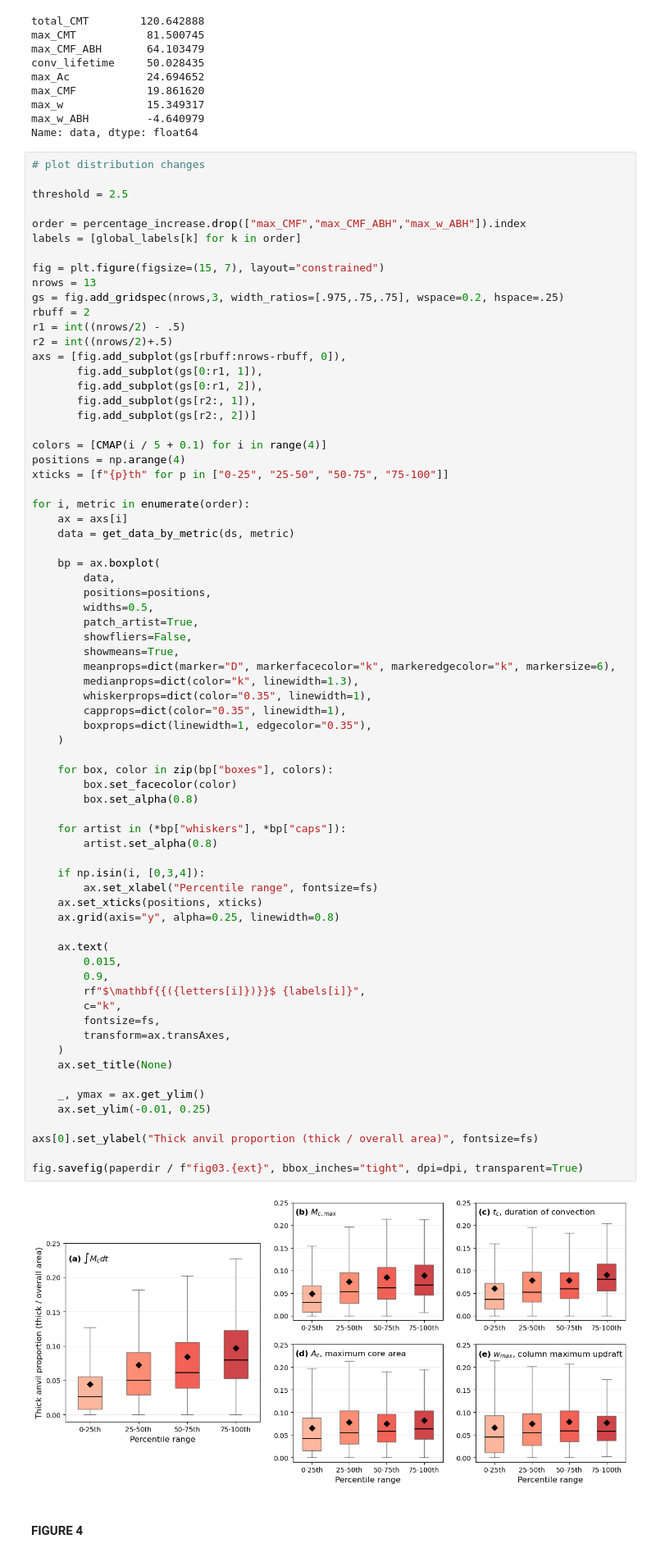
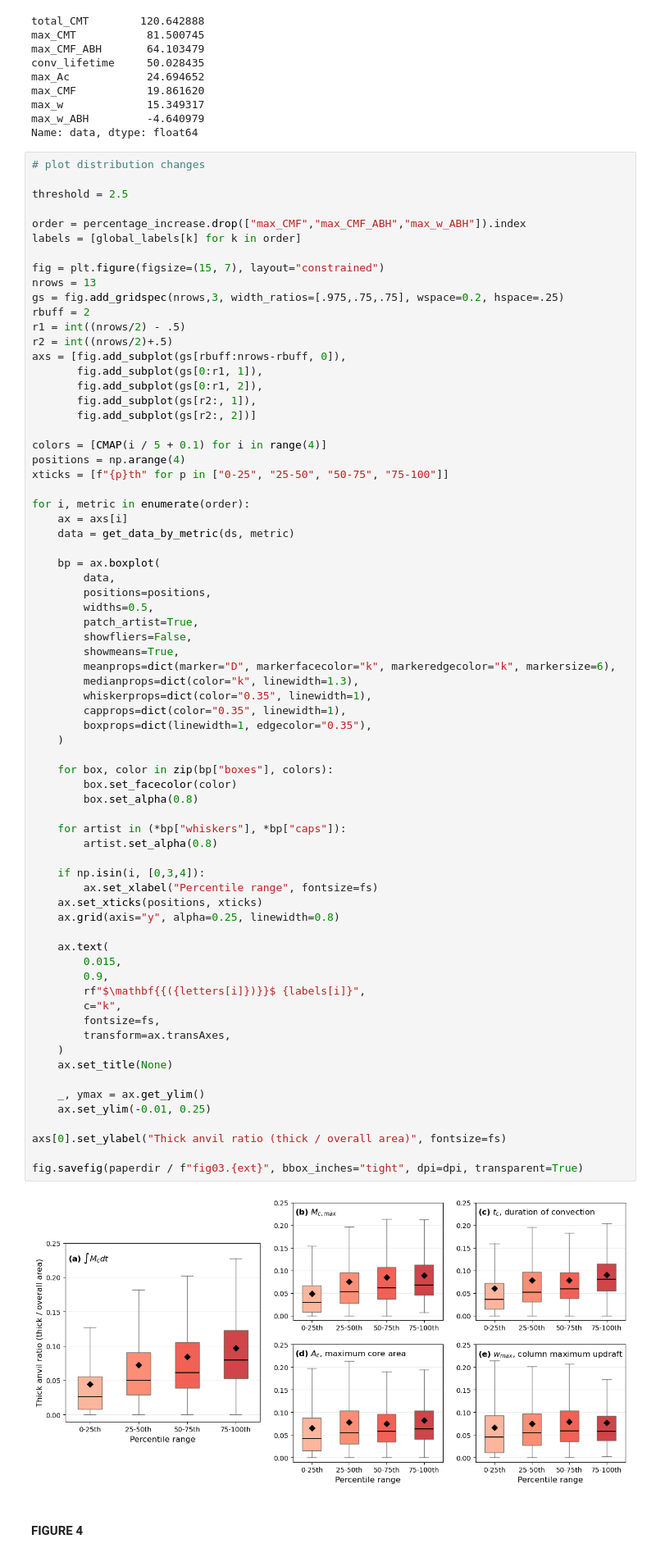
Before and after one commit to mathilde-ritman/scripts-to-make-Ritman-et-al-does-greater-CMF, a Jupyter notebook: scripts/05.figures.ipynb, the cells around one changed output. Shown at 82% size. Cells and saved outputs as stored; diff of their text form.

```diff
--- a/scripts/05.figures.ipynb
+++ b/scripts/05.figures.ipynb
@@ -353,35 +353,35 @@ for i, metric in enumerate(order):
     )
 
     for box, color in zip(bp["boxes"], colors):
         box.set_facecolor(color)
         box.set_alpha(0.8)
 
     for artist in (*bp["whiskers"], *bp["caps"]):
         artist.set_alpha(0.8)
 
     if np.isin(i, [0,3,4]):
         ax.set_xlabel("Percentile range", fontsize=fs)
     ax.set_xticks(positions, xticks)
     ax.grid(axis="y", alpha=0.25, linewidth=0.8)
 
     ax.text(
         0.015,
         0.9,
         rf"$\mathbf{{({letters[i]})}}$ {labels[i]}",
         c="k",
         fontsize=fs,
         transform=ax.transAxes,
     )
     ax.set_title(None)
 
     _, ymax = ax.get_ylim()
     ax.set_ylim(-0.01, 0.25)
 
-axs[0].set_ylabel("Thick anvil proportion (thick / overall area)", fontsize=fs)
+axs[0].set_ylabel("Thick anvil ratio (thick / overall area)", fontsize=fs)
 
 fig.savefig(paperdir / f"fig03.{ext}", bbox_inches="tight", dpi=dpi, transparent=True)
 # %% [output]
-[figure, old version]
+[figure, new version]
 # %% [markdown]
 #### FIGURE 4
 # %%
```
Also changed, not shown: 15 other files.
